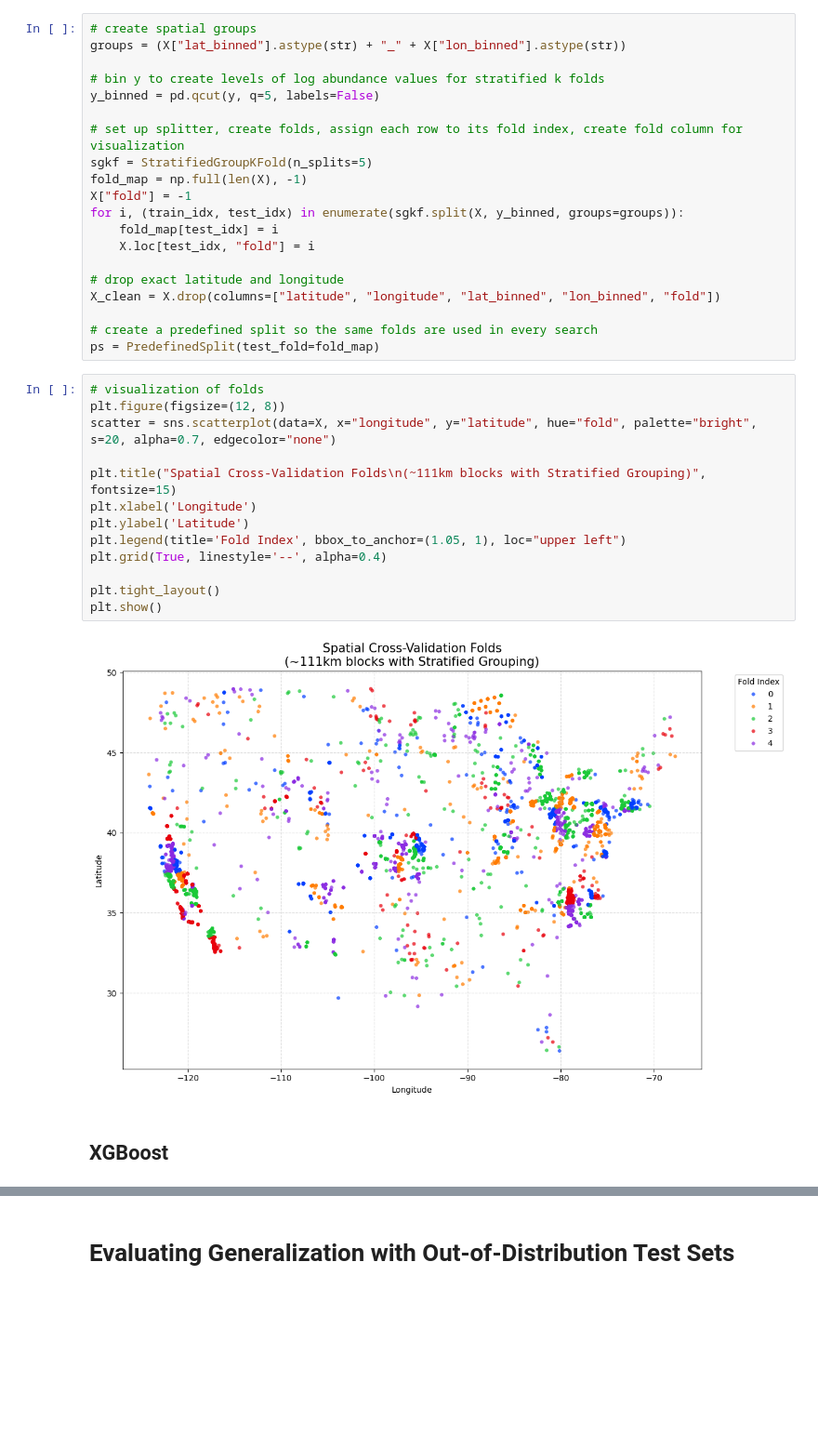
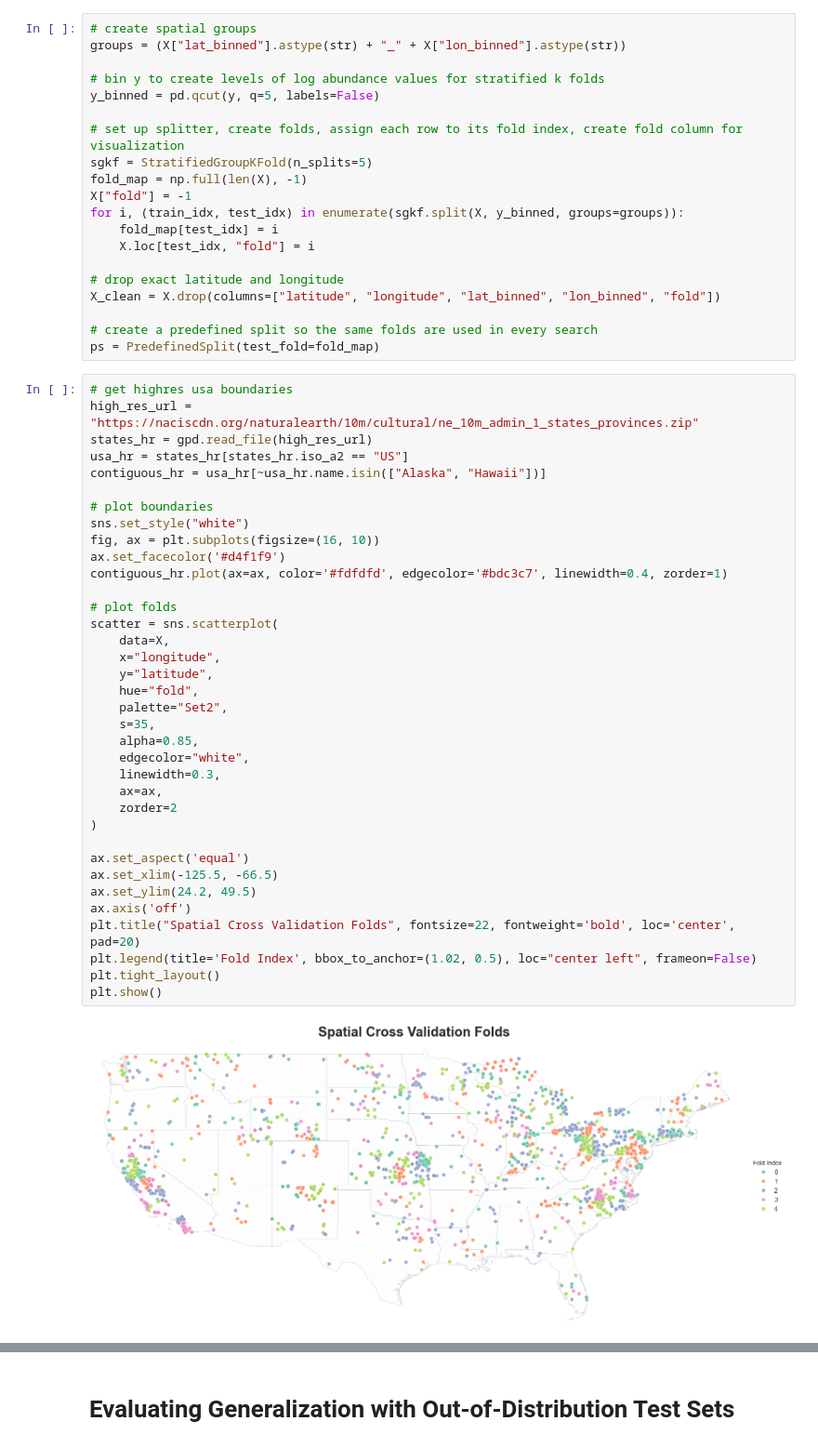
Before and after one commit to iwrobleski04/mlcc-final-project, a Jupyter notebook: regression/regressors.ipynb, the cells around one changed output, grey strips where cells are left out. Shown at 93% size. Drawn from its saved outputs; the diff is of its cells as text; blank space fills up the shorter version.

```diff
--- a/regression/regressors.ipynb
+++ b/regression/regressors.ipynb
@@ -70,21 +108,42 @@ X_clean = X.drop(columns=["latitude", "longitude", "lat_binned", "lon_binned", "
 
 # create a predefined split so the same folds are used in every search
 ps = PredefinedSplit(test_fold=fold_map)
-# %%
-# visualization of folds
-plt.figure(figsize=(12, 8))
-scatter = sns.scatterplot(data=X, x="longitude", y="latitude", hue="fold", palette="bright", s=20, alpha=0.7, edgecolor="none")
-
-plt.title("Spatial Cross-Validation Folds\n(~111km blocks with Stratified Grouping)", fontsize=15)
-plt.xlabel('Longitude')
-plt.ylabel('Latitude')
-plt.legend(title='Fold Index', bbox_to_anchor=(1.05, 1), loc="upper left")
-plt.grid(True, linestyle='--', alpha=0.4)
-
-plt.tight_layout()
-plt.show()
-# %% [output]
-[figure, removed]
-# %% [markdown]
-## XGBoost
+# %%
+# get highres usa boundaries
+high_res_url = "https://naciscdn.org/naturalearth/10m/cultural/ne_10m_admin_1_states_provinces.zip"
+states_hr = gpd.read_file(high_res_url)
+usa_hr = states_hr[states_hr.iso_a2 == "US"]
+contiguous_hr = usa_hr[~usa_hr.name.isin(["Alaska", "Hawaii"])]
+
+# plot boundaries
+sns.set_style("white")
+fig, ax = plt.subplots(figsize=(16, 10))
+ax.set_facecolor('#d4f1f9')
+contiguous_hr.plot(ax=ax, color='#fdfdfd', edgecolor='#bdc3c7', linewidth=0.4, zorder=1)
+
+# plot folds
+scatter = sns.scatterplot(
+    data=X,
+    x="longitude",
+    y="latitude",
+    hue="fold",
+    palette="Set2",
+    s=35,
+    alpha=0.85,
+    edgecolor="white",
+    linewidth=0.3,
+    ax=ax,
+    zorder=2
+)
+
+ax.set_aspect('equal')
+ax.set_xlim(-125.5, -66.5)
+ax.set_ylim(24.2, 49.5)
+ax.axis('off')
+plt.title("Spatial Cross Validation Folds", fontsize=22, fontweight='bold', loc='center', pad=20)
+plt.legend(title='Fold Index', bbox_to_anchor=(1.02, 0.5), loc="center left", frameon=False)
+plt.tight_layout()
+plt.show()
+# %% [output]
+[figure, added]
 # %% [markdown]
```
Also changed, not shown: parts of 49 cells of this notebook.
